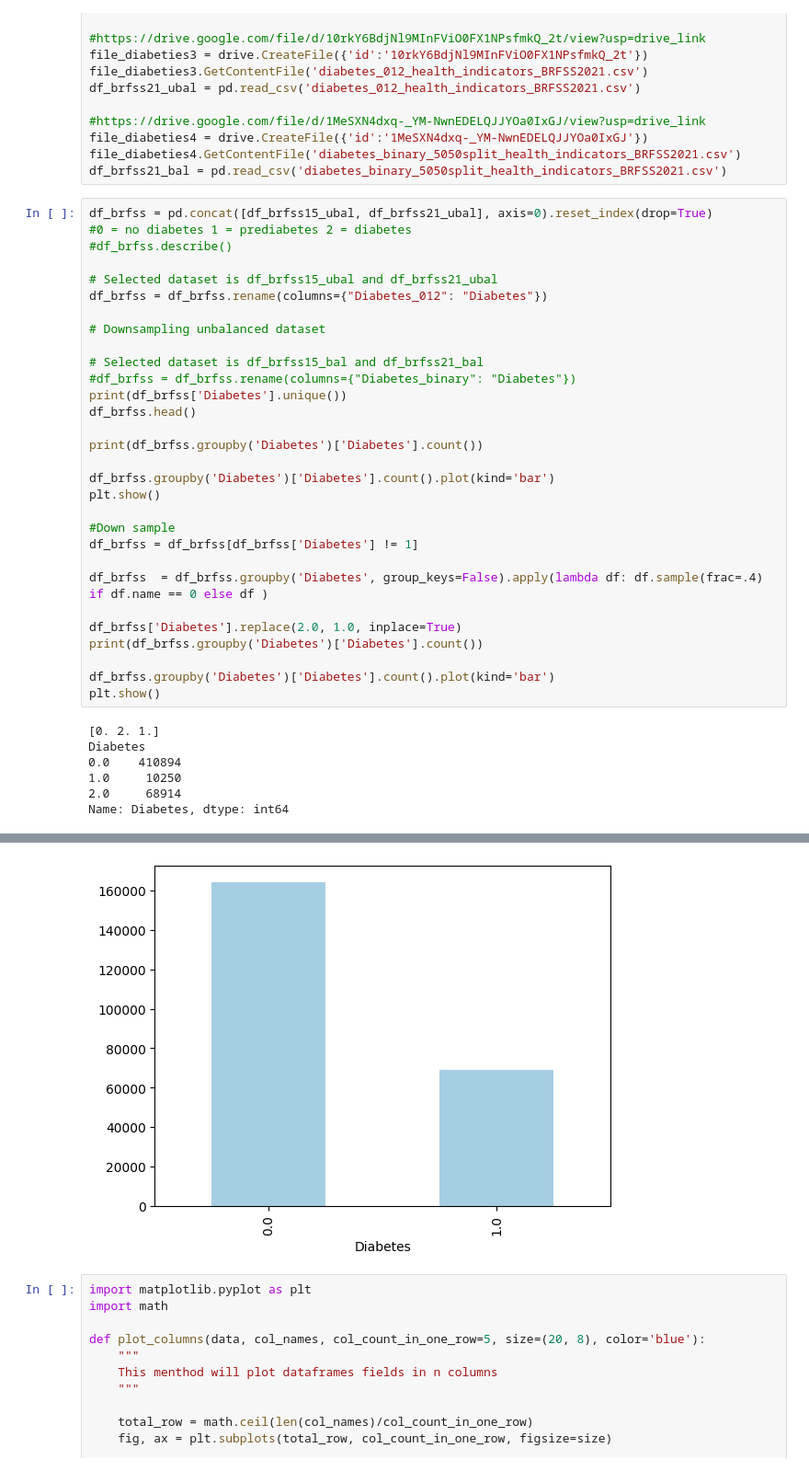
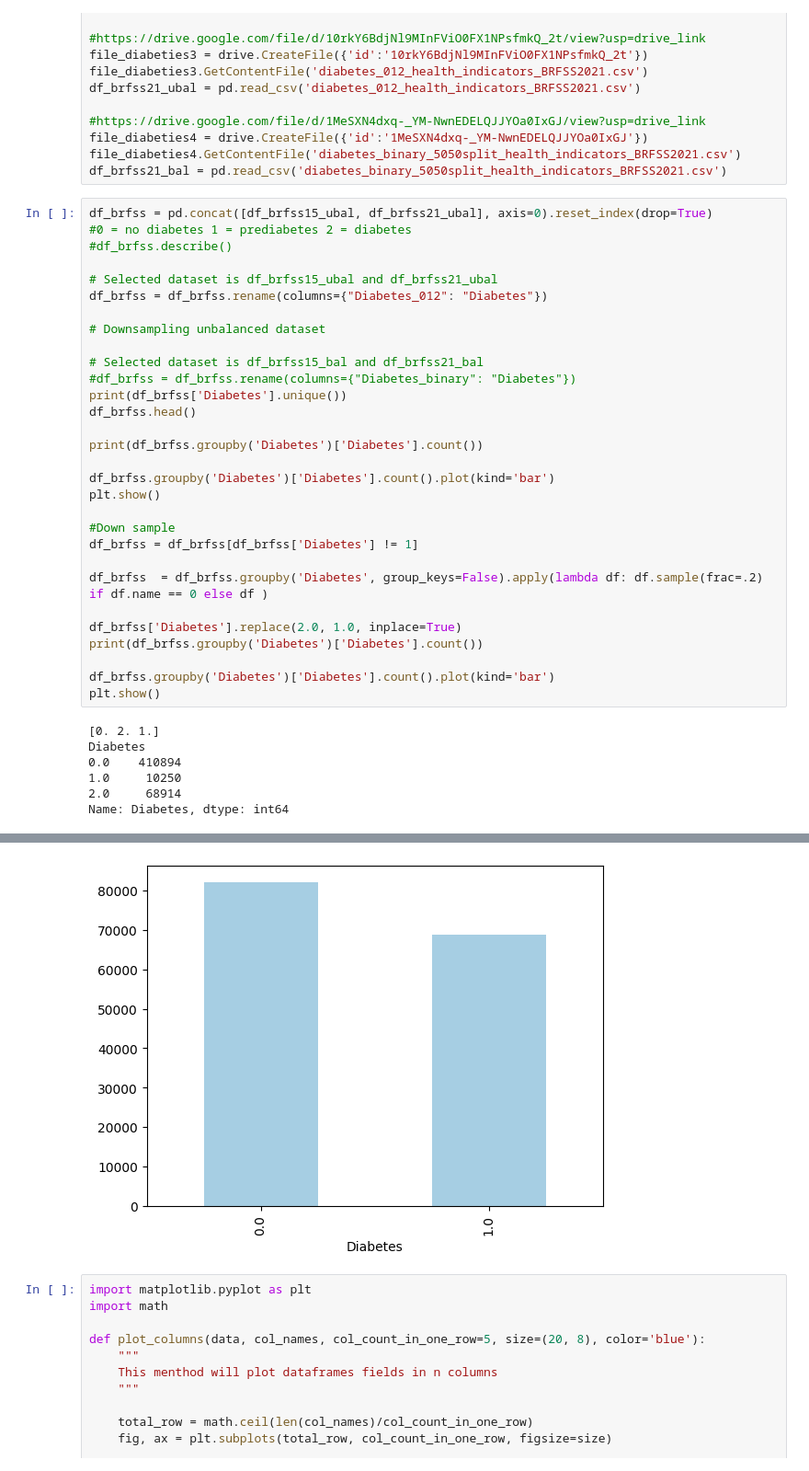
Before and after one commit to Kaushal-DCU-2023-25/CA683I_DA_AM_Assignment, a Jupyter notebook: Kaushal_2024_CA683I_DA_AM_Assignment.ipynb, the cells around one changed output, grey strips where cells are left out. Shown at 92% size. Drawn from its saved outputs; the diff is of its cells as text.

```diff
--- a/Kaushal_2024_CA683I_DA_AM_Assignment.ipynb
+++ b/Kaushal_2024_CA683I_DA_AM_Assignment.ipynb
@@ -84,7 +76,7 @@ plt.show()
 #Down sample
 df_brfss = df_brfss[df_brfss['Diabetes'] != 1]
 
-df_brfss  = df_brfss.groupby('Diabetes', group_keys=False).apply(lambda df: df.sample(frac=.4) if df.name == 0 else df )
+df_brfss  = df_brfss.groupby('Diabetes', group_keys=False).apply(lambda df: df.sample(frac=.2) if df.name == 0 else df )
 
 df_brfss['Diabetes'].replace(2.0, 1.0, inplace=True)
 print(df_brfss.groupby('Diabetes')['Diabetes'].count())
@@ -105,5 +97,5 @@ Diabetes
 Name: Diabetes, dtype: int64
-[figure, old version]
+[figure, new version]
 # %%
 import matplotlib.pyplot as plt
 import math
```
Also changed, not shown: parts of 11 cells of this notebook.
